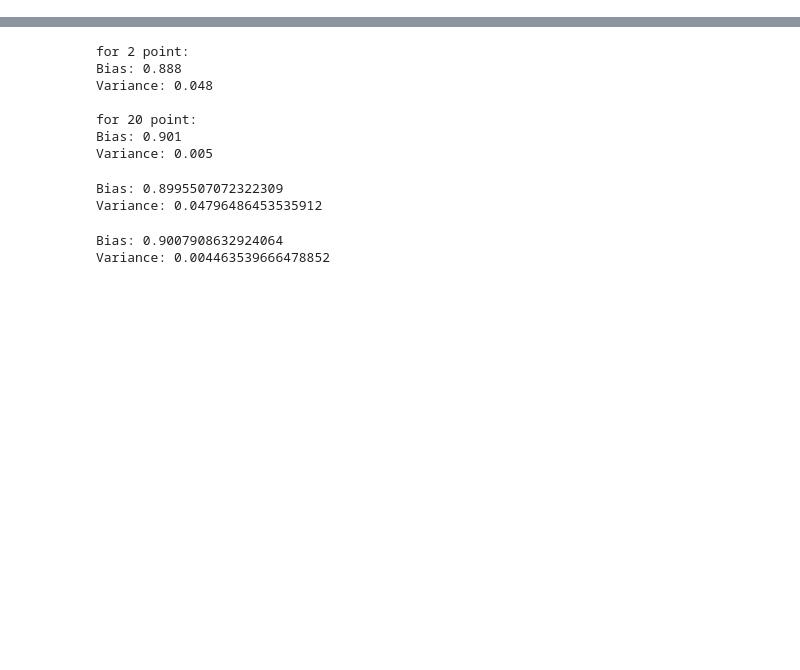
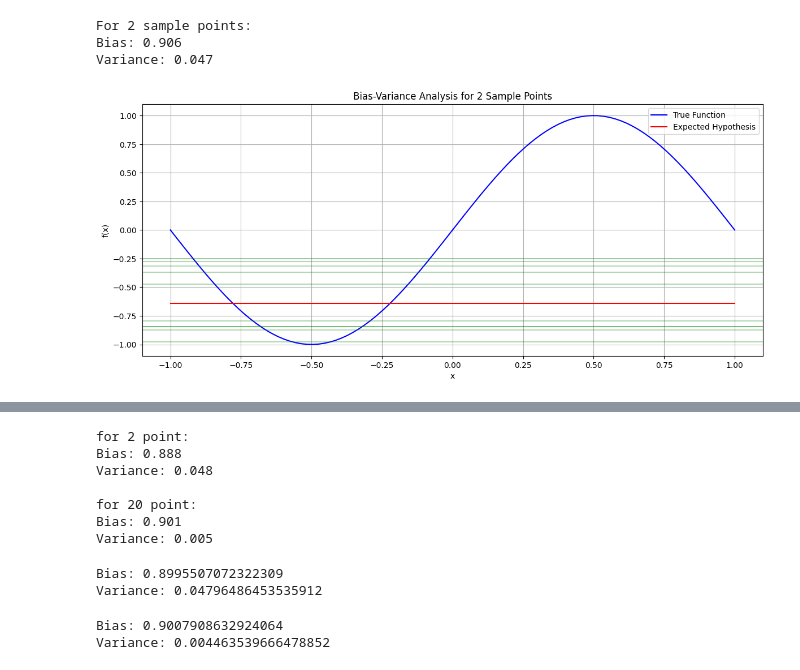
Before and after one commit to jmwu91/ML, a Jupyter notebook: HW/HW2/HW2_4.ipynb, the cells around one changed output, grey strips where cells are left out. Drawn from its saved outputs; the diff is of its cells as text; code cells hidden in the pictures; blank space fills up the shorter version.

```diff
--- a/HW/HW2/HW2_4.ipynb
+++ b/HW/HW2/HW2_4.ipynb
@@ -1,3 +62,48 @@
+# %%
+
+# Calculate and print Bias and Variance for different numbers of sample points
+# n_points = [2, 20]
+
+n = 2
+
+plt.figure(figsize=(12, 10))
+
+# for i, n in enumerate(n_points):
+bias, g_bar = compute_bias(n)
+variance = compute_variance(n)
+
+print(f"For {n} sample points:")
+print(f"Bias: {bias:.3f}")
+print(f"Variance: {variance:.3f}")
+print()
+
+# Visualization
+x_test = np.linspace(-1, 1, 100)
+f_x = f(x_test)
+
+plt.subplot(2, 1, 1)
+plt.plot(x_test, f_x, 'b-', label='True Function')
+plt.plot(x_test, g_bar, 'r-', label='Expected Hypothesis')
+
+# Generate and plot some sample hypotheses
+for _ in range(10):
+    x = gen_sindata(n)[0]
+    h = hypothesis(x)
+    plt.axhline(y=h, color='g', alpha=0.3)
+
+plt.title(f'Bias-Variance Analysis for {n} Sample Points')
+plt.xlabel('x')
+plt.ylabel('f(x)')
+plt.legend()
+plt.grid(True)
+
+plt.tight_layout()
+plt.show()
+# %% [output]
+For 2 sample points:
+Bias: 0.906
+Variance: 0.047
+[figure, added]
 # %%
 import numpy as np
 from scipy import stats
```
Also changed, not shown: parts of 2 cells of this notebook, 3 other files.
